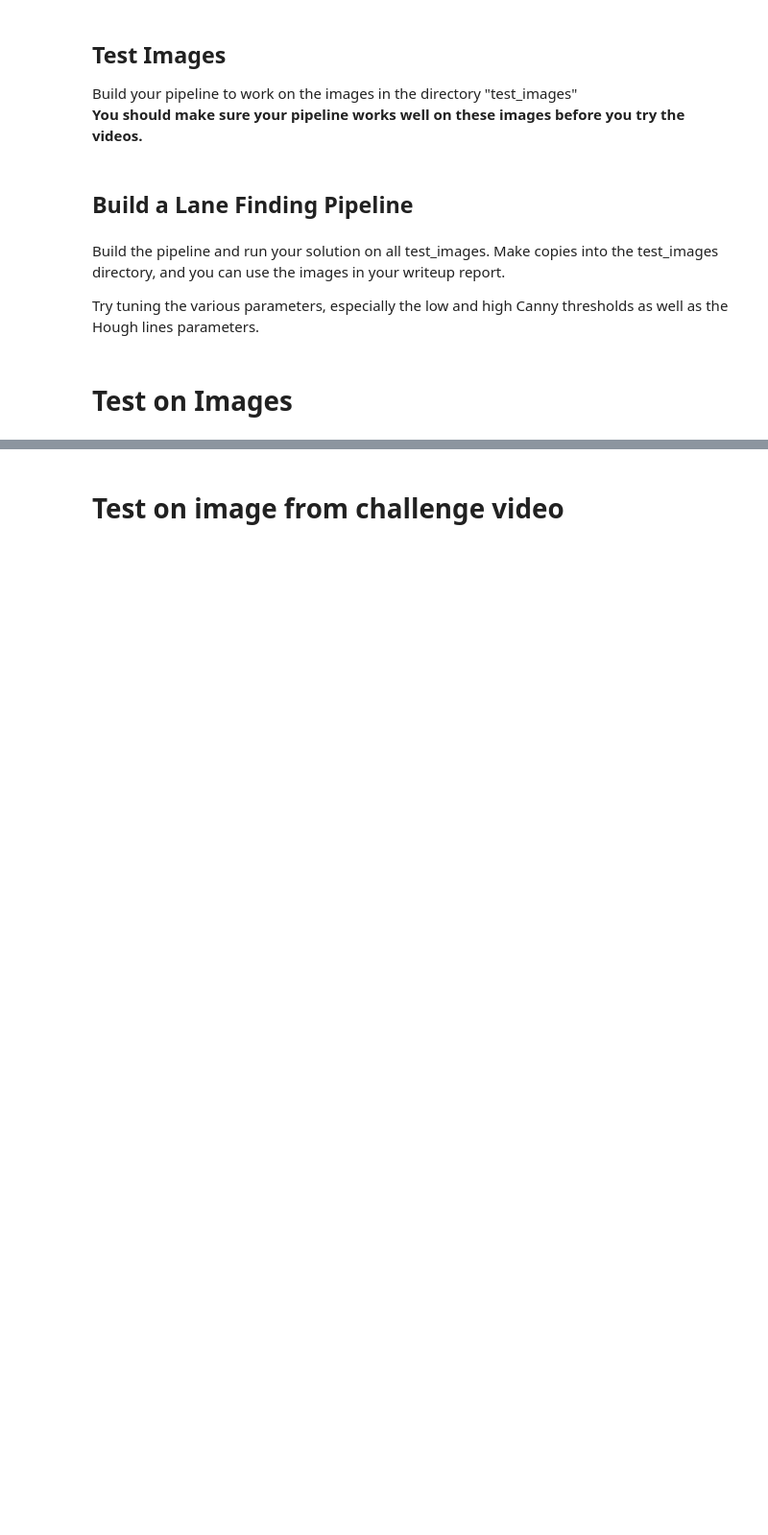
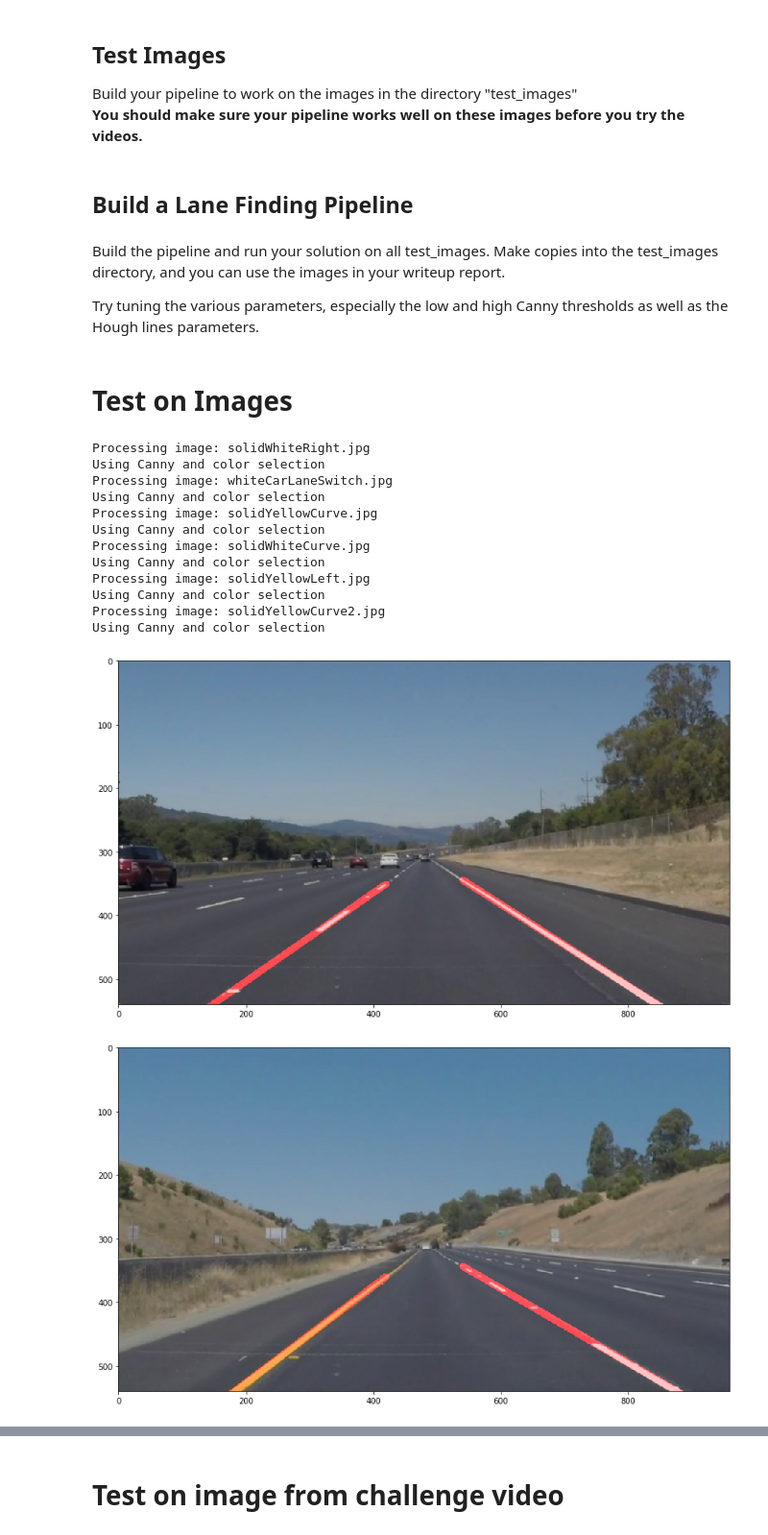
Before and after one commit to jokla/CarND-LaneLines-P1, a Jupyter notebook: P1.ipynb, the cells around one changed output, grey strips where cells are left out. Shown at 96% size. Saved outputs shown, nothing was run; the diff lists cells and outputs as text; code cells hidden in the pictures; blank space fills up the shorter version.

```diff
--- a/P1.ipynb
+++ b/P1.ipynb
@@ -179,7 +179,7 @@ def weighted_img(img, initial_img, α=0.8, β=1., λ=0.):
     """
     return cv2.addWeighted(initial_img, α, img, β, λ)
 
-def draw_final_lines(line_image_gray, imshape, vertices_lr, debug = False):
+def draw_final_lines(line_image_gray, img_input, imshape, vertices_lr, debug = False):
     global prev_mr
     global prev_ml
 
@@ -250,9 +250,9 @@ def extract_lines(img_input, use_canny=True, debug=False):
         plt.imshow(img_input)
 
     # Color selection
-    thresholds = (img_input[:,:,0] < 140) \
-                | (img_input[:,:,1] < 80) \
-                | (img_input[:,:,2] < 30)
+    thresholds = (img_input[:,:,0] < 220) \
+                | (img_input[:,:,1] < 120) \
+                | (img_input[:,:,2] < 50)
 
     img_mask = np.copy(img_input)
     img_mask[thresholds] = [0,0,0]
@@ -339,7 +339,7 @@ def extract_lines(img_input, use_canny=True, debug=False):
         plt.imshow(line_image_gray)
 
     # Find the lines and draw them
-    line_image_n = draw_final_lines(line_image_gray, imshape, vertices_lr, debug)
+    line_image_n = draw_final_lines(line_image_gray, img_input, imshape, vertices_lr, debug)
 
     #Merge original photo with lines
     img_out = weighted_img(line_image_n, img_input)
@@ -354,15 +354,31 @@ def extract_lines(img_input, use_canny=True, debug=False):
 # %%
 # Read from disk and find the lines
 img_dir = "test_images/"
 
 for img_name in os.listdir(img_dir):
-    reset_prev()
-    print  ("Processing image: " + img_name)
-    #reading in an image
-    img_input = mpimg.imread(img_dir + img_name)
-    img_out = extract_lines(img_input, True, False)
-    plt.figure()
-    plt.imshow(img_out)
-    # Convert image
-    img_out_rgb = cv2.cvtColor(img_out, cv2.COLOR_BGR2RGB)
-    cv2.imwrite('test_image_output/result_' + img_name ,img_out_rgb)
+    if img_name[0:7] != "result_":
+        reset_prev()
+        print  ("Processing image: " + img_name)
+        #reading in an image
+        img_input = mpimg.imread(img_dir + img_name)
+        img_out = extract_lines(img_input, True, False)
+        plt.figure()
+        plt.imshow(img_out)
+        # Convert image
+        img_out_rgb = cv2.cvtColor(img_out, cv2.COLOR_BGR2RGB)
+        cv2.imwrite('test_images/result_' + img_name ,img_out_rgb)
+# %% [output]
+Processing image: solidWhiteRight.jpg
+Using Canny and color selection
+Processing image: whiteCarLaneSwitch.jpg
+Using Canny and color selection
+Processing image: solidYellowCurve.jpg
+Using Canny and color selection
+Processing image: solidWhiteCurve.jpg
+Using Canny and color selection
+Processing image: solidYellowLeft.jpg
+Using Canny and color selection
+Processing image: solidYellowCurve2.jpg
+Using Canny and color selection
+[figure, added]
+[figure, added]
```
Also changed, not shown: parts of 7 cells of this notebook, 1 other file.
